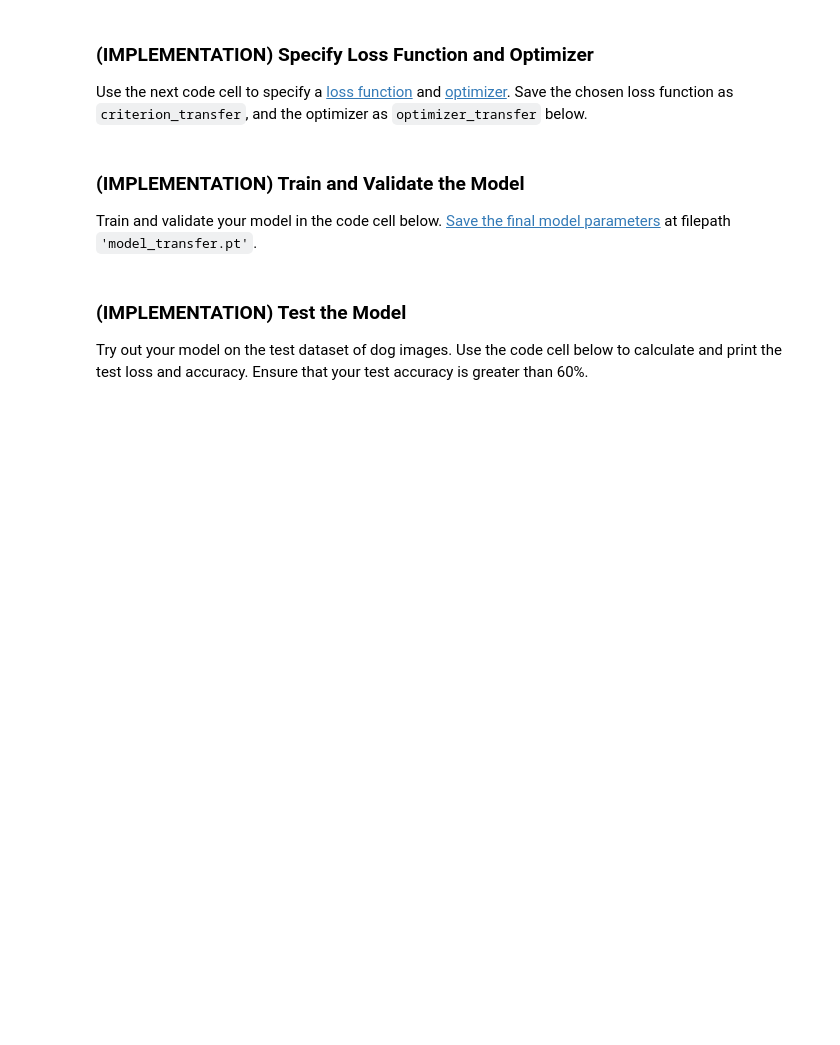
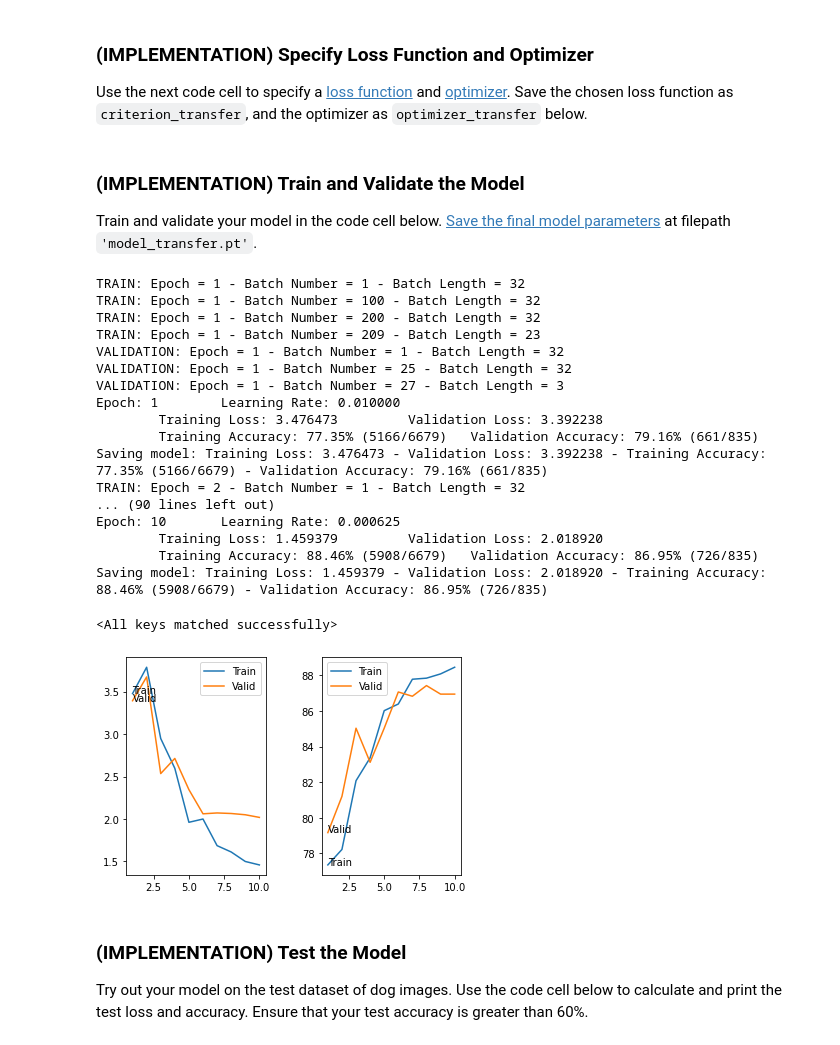
Before and after one commit to raffaeleterribile/Project-2---Dog-Breed-Classifier, a Jupyter notebook: dog_app.ipynb, the cells around one changed output. Saved outputs shown, nothing was run; the diff lists cells and outputs as text; code cells hidden in the pictures; blank space fills up the shorter version.

Commit message:
Prepare model using Transfer Learning

```diff
--- a/dog_app.ipynb
+++ b/dog_app.ipynb
@@ -824,7 +848,17 @@ import torchvision.models as models
 import torch.nn as nn
 
 ## TODO: Specify model architecture
+model_transfer = VGG16
 
+# Freeze all layers
+for parameter in model_transfer.parameters():
+    parameter.requires_grad = False
+
+last_layer = model_transfer.classifier[-1]
+classification_layer = nn.Linear(in_features=last_layer.in_features, out_features=133, bias=True)
+model_transfer.classifier[-1] = classification_layer
 
 if use_cuda:
     model_transfer = model_transfer.cuda()
+
+print(model_transfer)
@@ -842,13 +895,37 @@ optimizer_transfer = None
+# %%
+criterion_transfer = nn.CrossEntropyLoss()
+optimizer_transfer = optim.Adam(model_transfer.classifier[-1].parameters(), lr = 0.01)
+scheduler_transfer = StepLR(optimizer_transfer, step_size=2, gamma=0.5) # Configuring Learning Rate Scheduler
 # %% [markdown]
 ### (IMPLEMENTATION) Train and Validate the Model
 
 Train and validate your model in the code cell below.  [Save the final model parameters](http://pytorch.org/docs/master/notes/serialization.html) at filepath `'model_transfer.pt'`.
 # %%
 # train the model
-model_transfer = # train(n_epochs, loaders_transfer, model_transfer, optimizer_transfer, criterion_transfer, use_cuda, 'model_transfer.pt')
+model_transfer = train(10, loaders_transfer, model_transfer, optimizer_transfer, criterion_transfer, use_cuda, 'model_transfer.pt', scheduler_transfer)
 
 # load the model that got the best validation accuracy (uncomment the line below)
-#model_transfer.load_state_dict(torch.load('model_transfer.pt'))
+model_transfer.load_state_dict(torch.load('model_transfer.pt'))
+# %% [output]
+TRAIN: Epoch = 1 - Batch Number = 1 - Batch Length = 32
+TRAIN: Epoch = 1 - Batch Number = 100 - Batch Length = 32
+TRAIN: Epoch = 1 - Batch Number = 200 - Batch Length = 32
+TRAIN: Epoch = 1 - Batch Number = 209 - Batch Length = 23
+VALIDATION: Epoch = 1 - Batch Number = 1 - Batch Length = 32
+VALIDATION: Epoch = 1 - Batch Number = 25 - Batch Length = 32
+VALIDATION: Epoch = 1 - Batch Number = 27 - Batch Length = 3
+Epoch: 1        Learning Rate: 0.010000
+        Training Loss: 3.476473         Validation Loss: 3.392238
+        Training Accuracy: 77.35% (5166/6679)   Validation Accuracy: 79.16% (661/835)
+Saving model: Training Loss: 3.476473 - Validation Loss: 3.392238 - Training Accuracy: 77.35% (5166/6679) - Validation Accuracy: 79.16% (661/835)
+TRAIN: Epoch = 2 - Batch Number = 1 - Batch Length = 32
+... (90 lines left out)
+Epoch: 10       Learning Rate: 0.000625
+        Training Loss: 1.459379         Validation Loss: 2.018920
+        Training Accuracy: 88.46% (5908/6679)   Validation Accuracy: 86.95% (726/835)
+Saving model: Training Loss: 1.459379 - Validation Loss: 2.018920 - Training Accuracy: 88.46% (5908/6679) - Validation Accuracy: 86.95% (726/835)
+<All keys matched successfully>
+[figure, added]
 # %% [markdown]
 ### (IMPLEMENTATION) Test the Model
 
```
Also changed, not shown: parts of 11 cells of this notebook, 3 other files.
